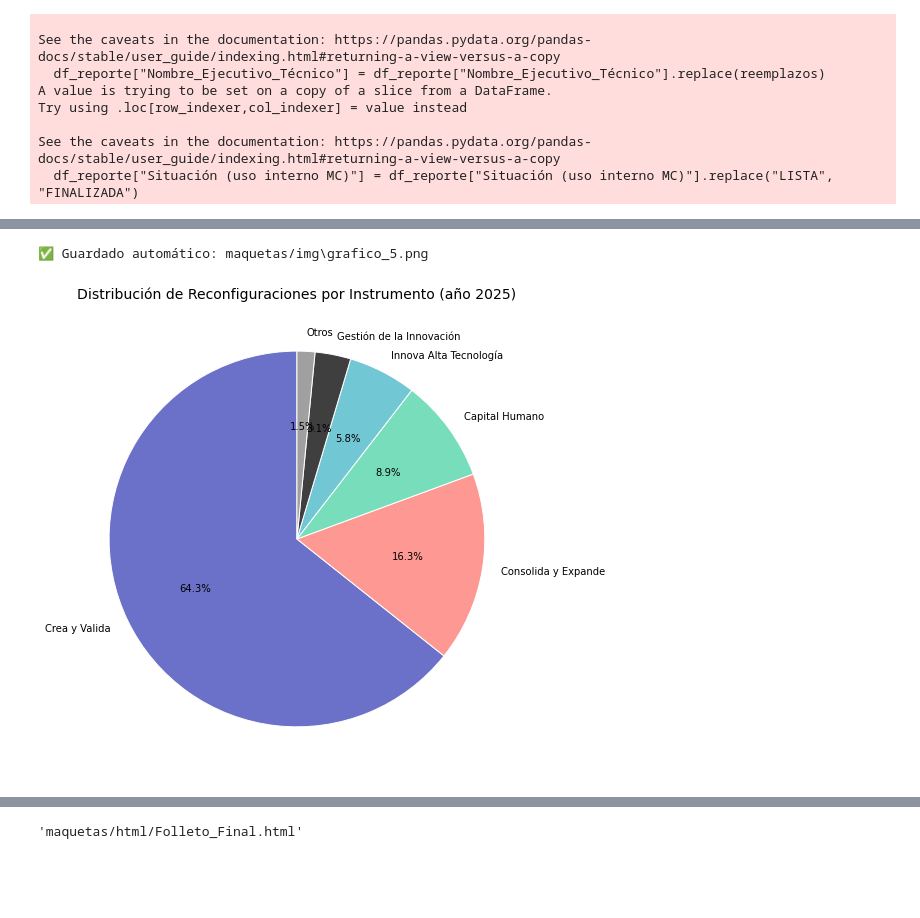
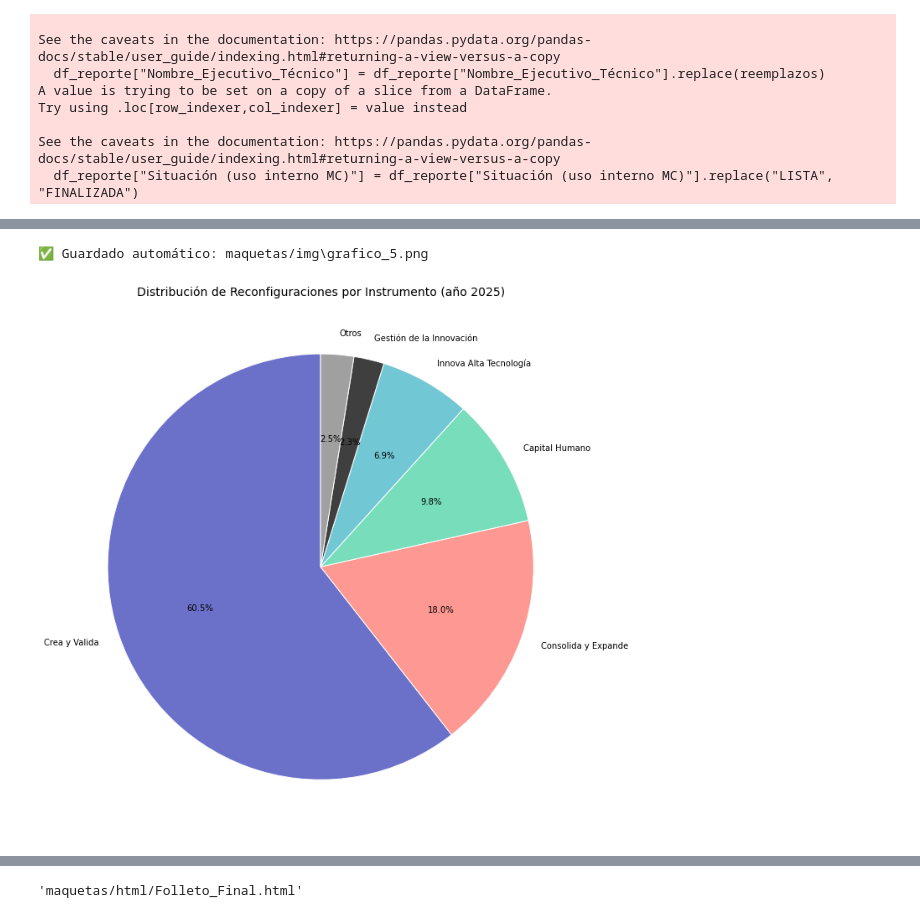
Before and after one commit to InnovaChile/reporteria_reconfiguraciones, a Jupyter notebook: reporte_reconfiguraciones.ipynb, the cells around one changed output, grey strips where cells are left out. Saved outputs shown, nothing was run; the diff lists cells and outputs as text; code cells hidden in the pictures; blank space fills up the shorter version.

Commit message:
Se realiza actualización agregando el reporte anual hasta diciembre de 2025, modificando gráficos y análisis correspondientes.

```diff
--- a/reporte_reconfiguraciones.ipynb
+++ b/reporte_reconfiguraciones.ipynb
@@ -324,6 +325,7 @@ df_reporte["Nombre_Ejecutivo_Técnico"] = df_reporte["Nombre_Ejecutivo_Técnico"
 # Reemplazos manuales conocidos
 reemplazos = {
     "Diego Ignacio Villalobos Ramos Villalobos Ramos": "Diego Villalobos Ramos",
+    "Sebastian  Jilberto": "No Tiene Ejecutivo Asignado",
     "Sebastian Jilberto": "No Tiene Ejecutivo Asignado",
     "Yessenia Espinoza": "No Tiene Ejecutivo Asignado",
     "Felipe Francisco Aandueza Del Campo": "No Tiene Ejecutivo Asignado"
@@ -517,7 +515,7 @@ Estos ciclos parecen estar asociados a:
 # --- Preparar datos
 df_reporte["Fecha"] = pd.to_datetime(df_reporte["Fecha"], errors="coerce")
 df_reporte = df_reporte[df_reporte["Fecha"] >= "2024-01-01"]
-df_reporte = df_reporte[df_reporte["Fecha"].dt.to_period("M").astype(str) != "2025-09"]
+df_reporte = df_reporte[df_reporte["Fecha"].dt.to_period("M").astype(str) != "2026-01"]
 df_reporte['Mes'] = df_reporte['Fecha'].dt.to_period('M').astype(str)
 
 reconfiguraciones_por_mes = df_reporte['Mes'].value_counts().sort_index()
@@ -526,7 +524,7 @@ df_plot.columns = ['Mes', 'Cantidad']
 
 # --- Generar gradiente de rosado CORFO
 base_color = mcolors.to_rgb("#FD9893")
-rosados = [mcolors.to_hex(tuple(min(1, c + i * 0.015) for c in base_color)) for i in range(len(df_plot))]
+rosados = [mcolors.to_hex(tuple(min(1, c + i * 0.01110) for c in base_color)) for i in range(len(df_plot))]
 
 # --- Graficar
 fig, ax = plt.subplots(figsize=(16, 8))
@@ -537,7 +535,7 @@ for container in ax.containers:
     ax.bar_label(container, fmt='%d', label_type='edge', padding=3)
 
 # Títulos y estilo
-plt.title("Análisis mensual de reconfiguraciones de proyectos INNOVA (Enero 2024 – Agosto 2025)", fontsize=14)
+plt.title("Análisis mensual de reconfiguraciones de proyectos INNOVA (Enero 2024 – Noviembre 2025)", fontsize=14)
 plt.xlabel("Mes")
 plt.ylabel("Cantidad de Reconfiguraciones")
 plt.xticks(rotation=45)
@@ -603,7 +608,7 @@ df_reporte["Fecha"] = pd.to_datetime(df_reporte["Fecha"], errors="coerce")
 df_reporte = df_reporte[df_reporte["Fecha"] >= "2024-01-01"]
 df_reporte["Mes"] = df_reporte["Fecha"].dt.to_period("M").astype(str)
 # Excluir abril 2025
-df_reporte = df_reporte[df_reporte['Mes'] != '2025-09']
+df_reporte = df_reporte[df_reporte['Mes'] != '2026-01']
 
 # Calcular % total por instrumento para agrupar los que son menores a 3%
 porcentaje_instrumento = df_reporte["Instrumento"].value_counts(normalize=True)
@@ -764,7 +793,7 @@ df_reporte_2025 = df_reporte[df_reporte["Fecha"] >= "2025-01-01"]
 df_reporte_2025["Mes"] = df_reporte_2025["Fecha"].dt.to_period("M").astype(str)
 
 # Excluir abril 2025
-df_reporte_2025 = df_reporte_2025[df_reporte_2025['Mes'] != '2025-09']
+df_reporte_2025 = df_reporte_2025[df_reporte_2025['Mes'] != '2026-01']
 
 # Agrupamiento de instrumentos
 porcentaje_instrumento = df_reporte_2025["Instrumento"].value_counts(normalize=True)
@@ -866,35 +909,35 @@ color_mapeo_pie = {
         "Capital Humano": "#78DDBB",
         "Gestión de la Innovación": "#3F3F3F",
         "Innova Alta Tecnología": "#72C7D5",
         "Otros": "#A0A0A0"
 }
 
 # Recalcular colores según las categorías actuales
 colors = [color_mapeo_pie.get(cat, "#CCCCCC") for cat in conteo_resumido.index]
 
 # Graficar pie chart actualizado
-fig, ax = plt.subplots(figsize=(8, 8), facecolor='white')
+fig, ax = plt.subplots(figsize=(10, 10), facecolor='white')
 ax.set_facecolor("white")
 
 ax.pie(
         conteo_resumido,
         labels=conteo_resumido.index,
         autopct='%1.1f%%',
         startangle=90,
         colors=colors,
         wedgeprops={'edgecolor': 'white'}
 )
 
 plt.title("Distribución de Reconfiguraciones por Instrumento (año 2025)", fontsize=14)
 plt.tight_layout()
 
 # Guardar actualizado
 guardar_grafico(fig, 5)
 
 plt.show()
 # %% [output]
 ✅ Guardado automático: maquetas/img\grafico_5.png
-[figure, old version]
+[figure, new version]
 # %% [markdown]
 ### 6-. **Reconfiguraciones por ejecutivo técnico (2025)**
 
```
Also changed, not shown: parts of 32 cells of this notebook, 14 other files.
